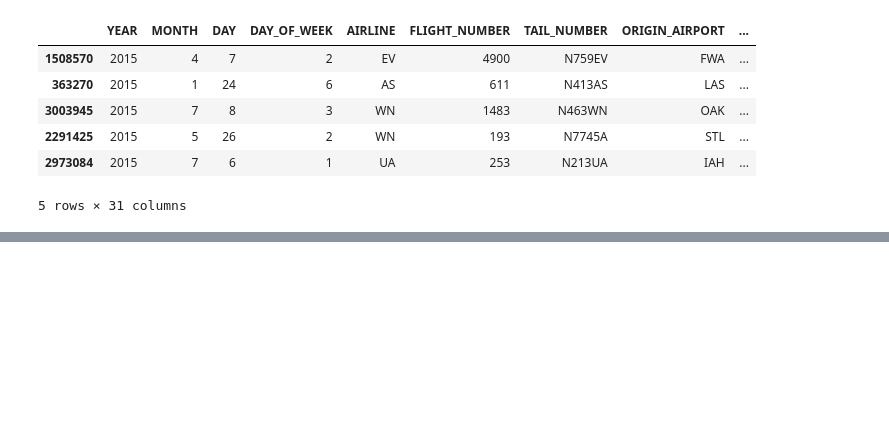
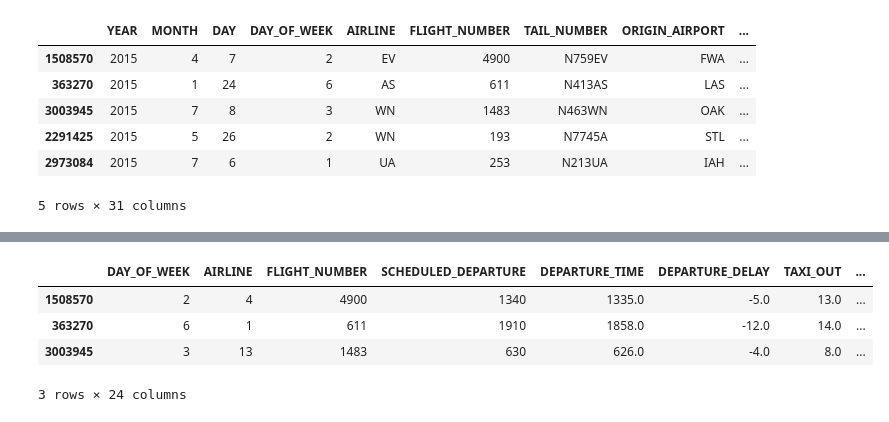
Before and after one commit to 3155student/assignment_5, a Jupyter notebook: Assignment 5 - Jackie, Jeff.ipynb, the cells around one changed output, grey strips where cells are left out. Saved outputs shown, nothing was run; the diff lists cells and outputs as text; code cells hidden in the pictures; blank space fills up the shorter version.

```diff
--- a/Assignment 5 - Jackie, Jeff.ipynb
+++ b/Assignment 5 - Jackie, Jeff.ipynb
@@ -61,0 +109,2 @@ sess = tf.Session()
+# %%
+encoder = LabelEncoder() #AIRLINE, DESTINATION_AIRPORT, ORIGIN_AIRPORT
@@ -61,0 +130,8 @@ sess = tf.Session()
+# %%
+copy.head(3)
+# %% [output]
+|  | DAY_OF_WEEK | AIRLINE | FLIGHT_NUMBER | SCHEDULED_DEPARTURE | DEPARTURE_TIME | DEPARTURE_DELAY | TAXI_OUT | ... |
+| 1508570 | 2 | 4 | 4900 | 1340 | 1335.0 | -5.0 | 13.0 | ... |
+| 363270 | 6 | 1 | 611 | 1910 | 1858.0 | -12.0 | 14.0 | ... |
+| 3003945 | 3 | 13 | 1483 | 630 | 626.0 | -4.0 | 8.0 | ... |
+3 rows × 24 columns
```
Also changed, not shown: parts of 40 cells of this notebook.
